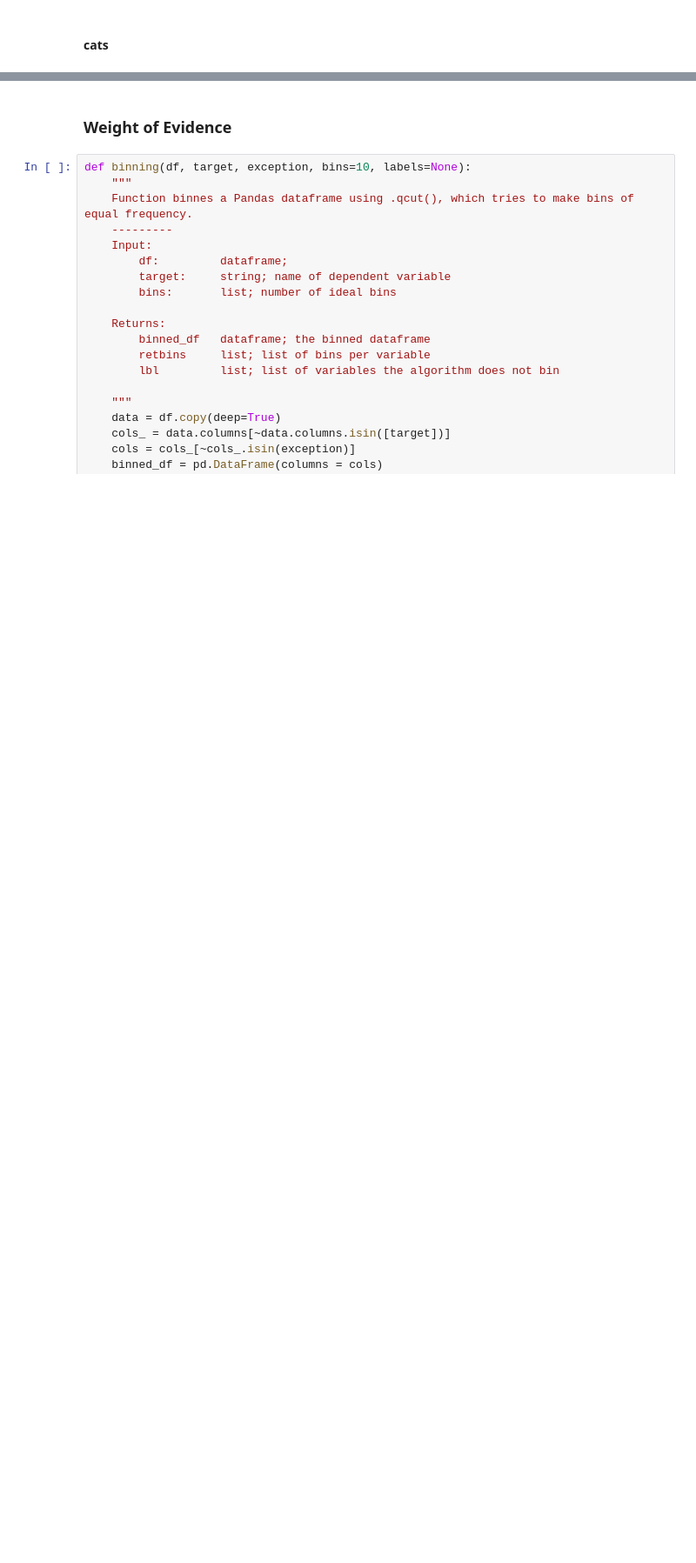
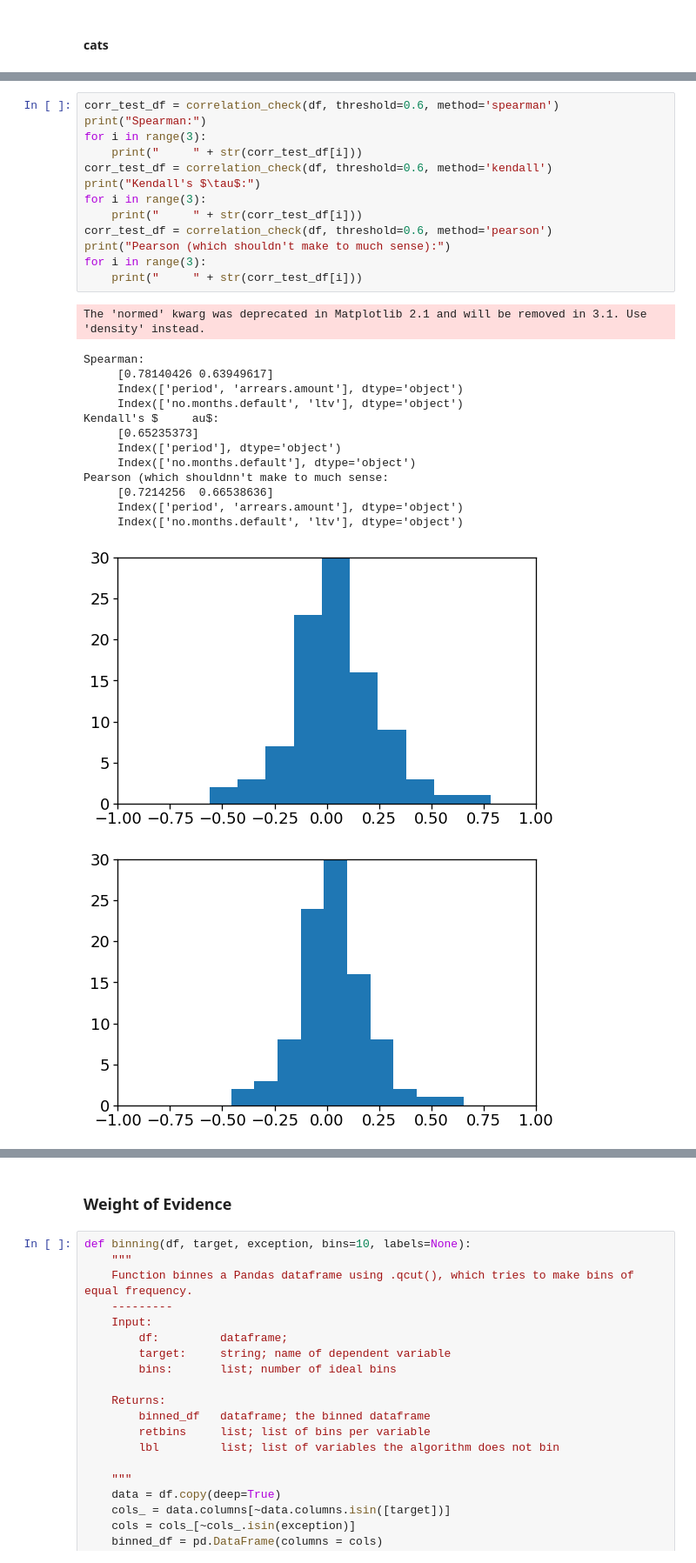
Before and after one commit to edwardjansen/PD, a Jupyter notebook: Bivariate Analysis.ipynb, the cells around one changed output, grey strips where cells are left out. Shown: that part at 87% size. Saved outputs shown, nothing was run; the diff lists cells and outputs as text; blank space fills up the shorter version.

```diff
--- a/Bivariate Analysis.ipynb
+++ b/Bivariate Analysis.ipynb
@@ -125,0 +162,29 @@ corr_test_df
+# %%
+corr_test_df = correlation_check(df, threshold=0.6, method='spearman')
+print("Spearman:")
+for i in range(3):
+    print("     " + str(corr_test_df[i]))
+corr_test_df = correlation_check(df, threshold=0.6, method='kendall')
+print("Kendall's $\tau$:")
+for i in range(3):
+    print("     " + str(corr_test_df[i]))
+corr_test_df = correlation_check(df, threshold=0.6, method='pearson')
+print("Pearson (which shouldn't make to much sense):")
+for i in range(3):
+    print("     " + str(corr_test_df[i]))
+# %% [output]
+The 'normed' kwarg was deprecated in Matplotlib 2.1 and will be removed in 3.1. Use 'density' instead.
+Spearman:
+     [0.78140426 0.63949617]
+     Index(['period', 'arrears.amount'], dtype='object')
+     Index(['no.months.default', 'ltv'], dtype='object')
+Kendall's $     au$:
+     [0.65235373]
+     Index(['period'], dtype='object')
+     Index(['no.months.default'], dtype='object')
+Pearson (which shouldnn't make to much sense:
+     [0.7214256  0.66538636]
+     Index(['period', 'arrears.amount'], dtype='object')
+     Index(['no.months.default', 'ltv'], dtype='object')
+[figure, added]
+[figure, added]
```
Also changed, not shown: parts of 8 cells of this notebook.
